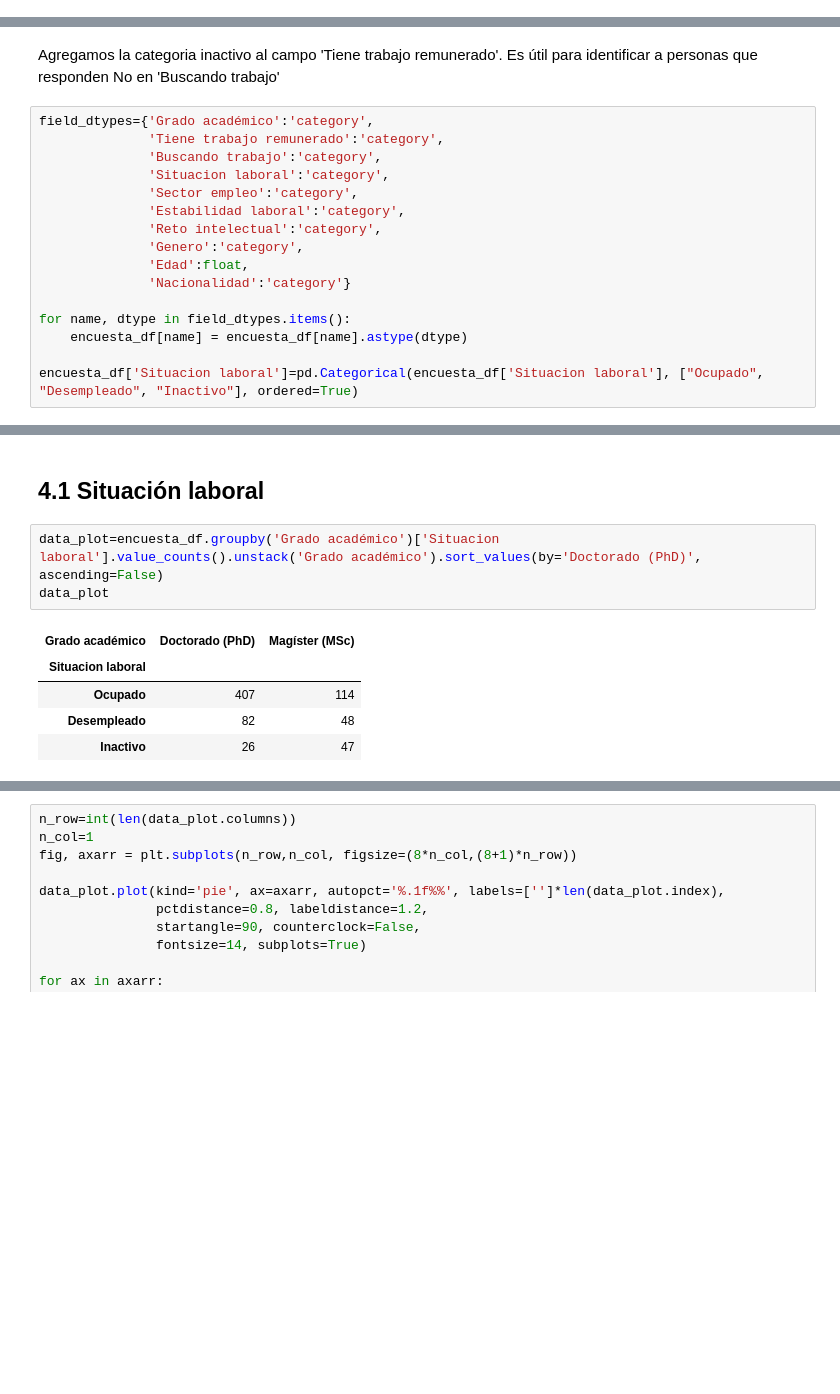
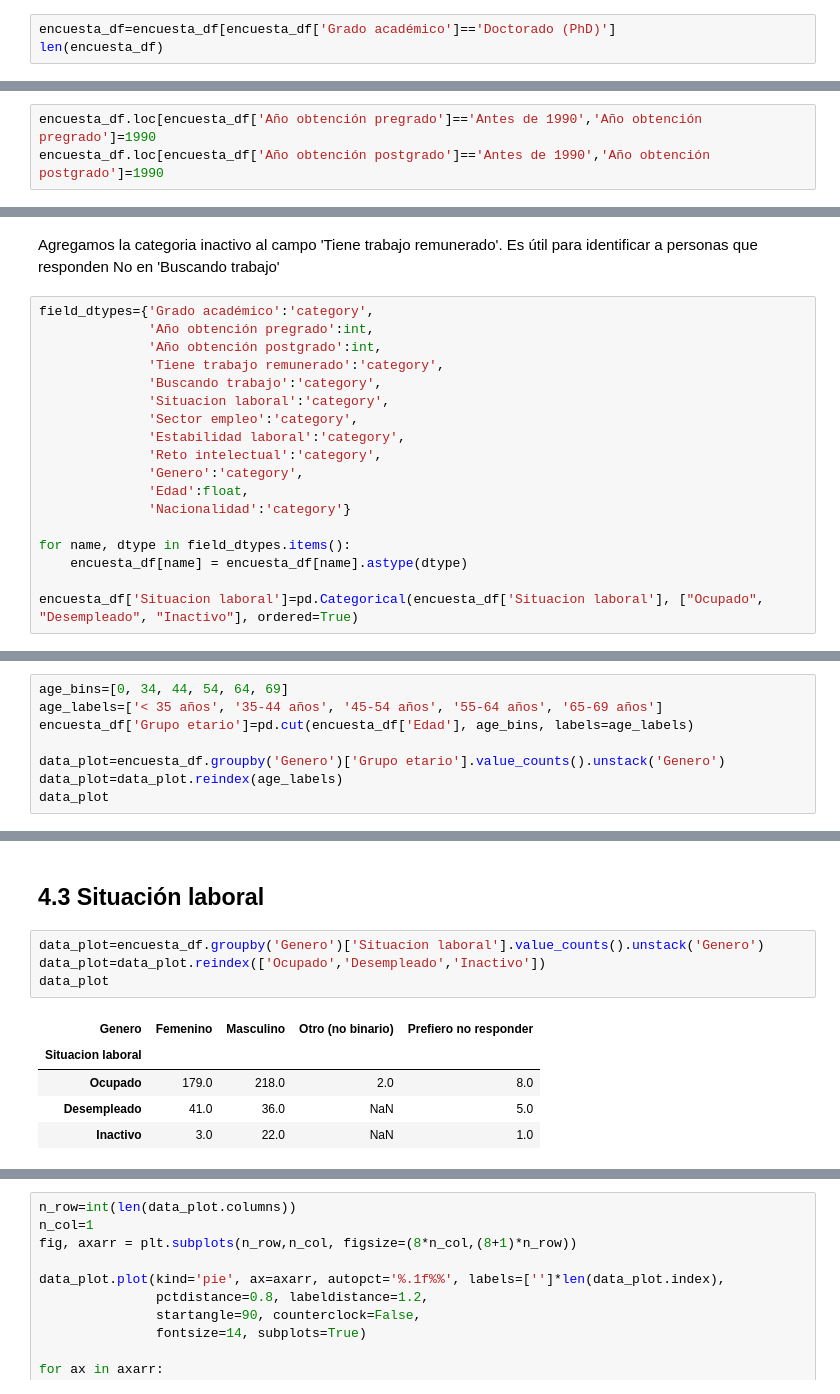
Before and after one commit to anipchile/encuesta_2018, a Jupyter notebook: notebooks/03 - Analisis de encuesta de insercion - Doctorado.ipynb, the cells around one changed output, grey strips where cells are left out. Saved outputs shown, nothing was run; the diff lists cells and outputs as text; blank space fills up the shorter version.

Commit message:
Updated notebooks for analyzing encuesta 2018

```diff
--- a/notebooks/Analisis encuesta insercion 2018.ipynb
+++ b/notebooks/03 - Analisis de encuesta de insercion - Doctorado.ipynb
@@ -180,0 +116,3 @@ Luego buscamos los valores únicos de estos campos para encontrar posibles error
+# %%
+encuesta_df=encuesta_df[encuesta_df['Grado académico']=='Doctorado (PhD)']
+len(encuesta_df)
@@ -267,0 +145,3 @@ for field_name in field_names:
+# %%
+encuesta_df.loc[encuesta_df['Año obtención pregrado']=='Antes de 1990','Año obtención pregrado']=1990
+encuesta_df.loc[encuesta_df['Año obtención postgrado']=='Antes de 1990','Año obtención postgrado']=1990
@@ -286,6 +168,8 @@ encuesta_df.loc[encuesta_df['Reto intelectual']=='7 (Muy satisfecho)','Reto inte
 Agregamos la categoria inactivo al campo 'Tiene trabajo remunerado'. Es útil para identificar a personas que responden No en 'Buscando trabajo'
 # %%
 field_dtypes={'Grado académico':'category',
+              'Año obtención pregrado':int,
+              'Año obtención postgrado':int,
               'Tiene trabajo remunerado':'category',
               'Buscando trabajo':'category',
               'Situacion laboral':'category',
@@ -307,0 +202,8 @@ def autopct_generator(limit):
+# %%
+age_bins=[0, 34, 44, 54, 64, 69]
+age_labels=['< 35 años', '35-44 años', '45-54 años', '55-64 años', '65-69 años']
+encuesta_df['Grupo etario']=pd.cut(encuesta_df['Edad'], age_bins, labels=age_labels)
+
+data_plot=encuesta_df.groupby('Genero')['Grupo etario'].value_counts().unstack('Genero')
+data_plot=data_plot.reindex(age_labels)
+data_plot
@@ -308,11 +460,12 @@ def autopct_generator(limit):
 # %% [markdown]
-## 4.1 Situación laboral
+## 4.3 Situación laboral
 # %%
-data_plot=encuesta_df.groupby('Grado académico')['Situacion laboral'].value_counts().unstack('Grado académico').sort_values(by='Doctorado (PhD)', ascending=False)
+data_plot=encuesta_df.groupby('Genero')['Situacion laboral'].value_counts().unstack('Genero')
+data_plot=data_plot.reindex(['Ocupado','Desempleado','Inactivo'])
 data_plot
 # %% [output]
-| Grado académico | Doctorado (PhD) | Magíster (MSc) |
-| Situacion laboral |  |  |
-| Ocupado | 407 | 114 |
-| Desempleado | 82 | 48 |
-| Inactivo | 26 | 47 |
+| Genero | Femenino | Masculino | Otro (no binario) | Prefiero no responder |
+| Situacion laboral |  |  |  |  |
+| Ocupado | 179.0 | 218.0 | 2.0 | 8.0 |
+| Desempleado | 41.0 | 36.0 | NaN | 5.0 |
+| Inactivo | 3.0 | 22.0 | NaN | 1.0 |
```
Also changed, not shown: parts of 76 cells of this notebook, 13 other files.
